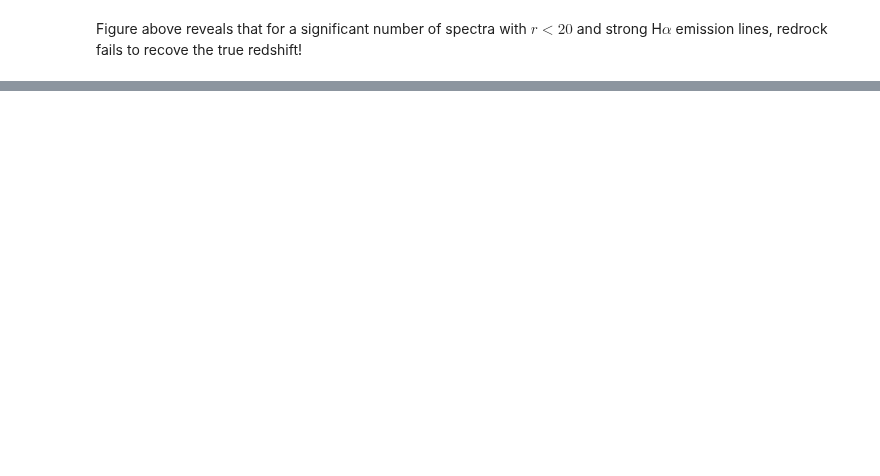
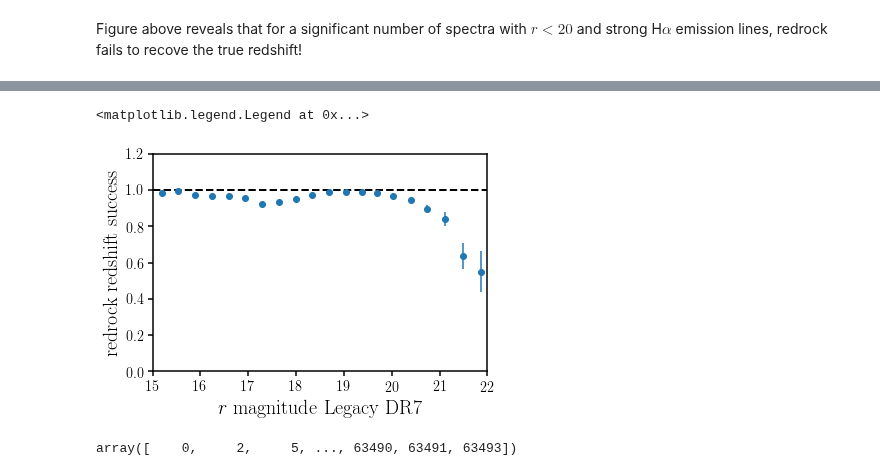
Before and after one commit to desi-bgs/feasiBGS, a Jupyter notebook: notebook/local_G3L7_redrock_zfail.ipynb, the cells around one changed output, grey strips where cells are left out. Drawn from its saved outputs; the diff is of its cells as text; code cells hidden in the pictures; blank space fills up the shorter version.

Commit message:
redshift success rate

```diff
--- a/notebook/local_G3L7_redrock_zfail.ipynb
+++ b/notebook/local_G3L7_redrock_zfail.ipynb
@@ -135,0 +249,44 @@ Figure above reveals that for a significant number of spectra with $r < 20$ and
+# %%
+def zsuccess_rate(prop, zsuccess_cond, range=None, nbins=20, bin_min=2):
+    """
+    """
+    h0, bins = np.histogram(prop, bins=nbins, range=range)
+    hv, _ = np.histogram(prop, bins=bins, weights=prop)
+    h1, _ = np.histogram(prop[zsuccess_cond], bins=bins)
+
+    good = h0 > bin_min
+    hv = hv[good]
+    h0 = h0[good]
+    h1 = h1[good]
+
+    vv = hv / h0 # weighted mean of var
+
+    def _eff(k, n):
+        eff = k.astype("float") / (n.astype('float') + (n==0))
+        efferr = np.sqrt(eff * (1 - eff)) / np.sqrt(n.astype('float') + (n == 0))
+        return eff, efferr
+
+    e1, ee1 = _eff(h1, h0)
+    return vv, e1, ee1
+# %%
+success = ((np.abs(blocks_ztrue - blocks_z_rr)/(1. + blocks_ztrue) < 0.003) & (blocks_zwarn == 0))
+# %%
+mm, e1, ee1 = zsuccess_rate(blocks_r_mag, success, range=[15., 22.])
+
+fig = plt.figure()
+sub = fig.add_subplot(111)
+sub.plot([15., 22.], [1., 1.], c='k', ls='--', lw=2)
+sub.errorbar(mm, e1, ee1, c='C0', fmt='o')
+#sub.errorbar(mm_bright, e1_bright, ee1_bright, fmt='.C1', label="bright sky")
+sub.set_xlabel(r'$r$ magnitude Legacy DR7', fontsize=20)
+sub.set_xlim([15., 22.])
+sub.set_ylabel(r'redrock redshift success', fontsize=20)
+sub.set_ylim([0., 1.2])
+sub.legend(loc='lower right', handletextpad=0., prop={'size': 20})
+# %% [output]
+<matplotlib.legend.Legend at 0x...>
+[figure, added]
+# %%
+(np.arange(len(success))[success & hasha])
+# %% [output]
+array([    0,     2,     5, ..., 63490, 63491, 63493])
```
Also changed, not shown: parts of 11 cells of this notebook, 1 other file.
